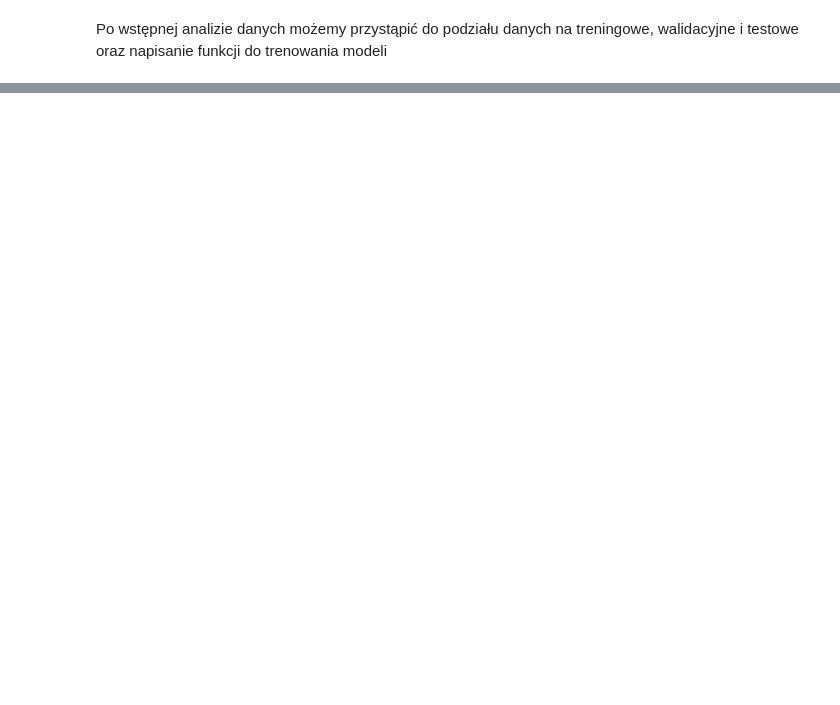
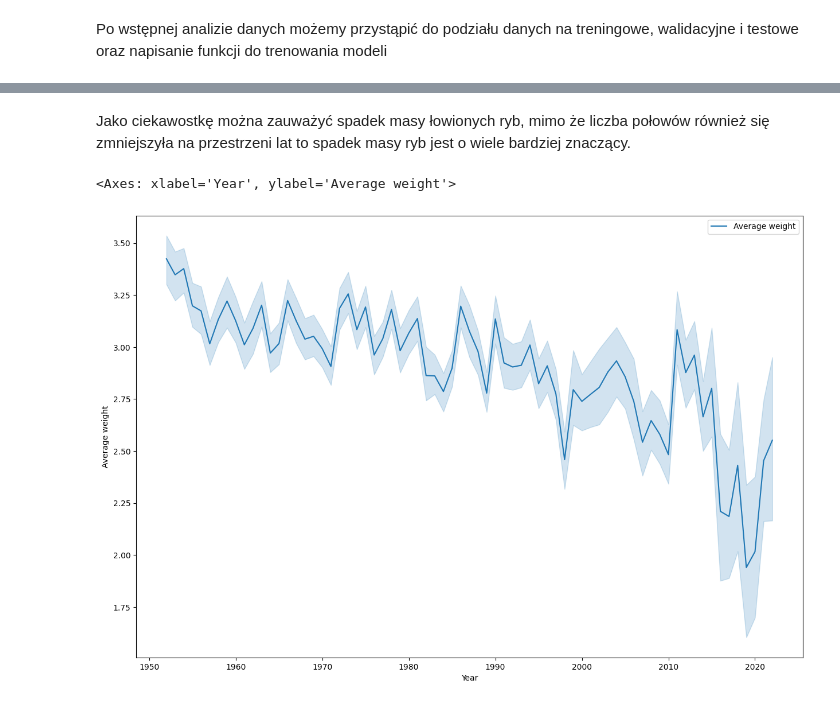
Before and after one commit to Papamus/Salmon-analysis, a Jupyter notebook: salmon-statistics-analysis.ipynb, the cells around one changed output, grey strips where cells are left out. Cells and saved outputs as stored; diff of their text form; code cells hidden in the pictures; blank space fills up the shorter version.

```diff
--- a/salmon-statistics-analysis.ipynb
+++ b/salmon-statistics-analysis.ipynb
@@ -241,0 +290,10 @@ Teraz możemy skupić się na drugim problemie. Mając taki wachlarz danych licz
+# %% [markdown]
+Jako ciekawostkę można zauważyć spadek masy łowionych ryb, mimo że liczba połowów również się zmniejszyła na przestrzeni lat to spadek masy ryb jest o wiele bardziej znaczący.
+# %%
+#dodajmy jeszcze kolumnę z średnią wagą pojedyńczej ryby i zaprezentujmy to na wykresie, gdzie już wyraźnie widać, że waga ryb spada
+dataframe['Average weight'] = dataframe['Total weight'] / dataframe['Total']
+fig, ax = plt.subplots(figsize=(15, 10))
+sns.lineplot(x='Year', y='Average weight', data=dataframe, ax=ax, label='Average weight')
+# %% [output]
+<Axes: xlabel='Year', ylabel='Average weight'>
+[figure, added]
```
Also changed, not shown: parts of 27 cells of this notebook.
